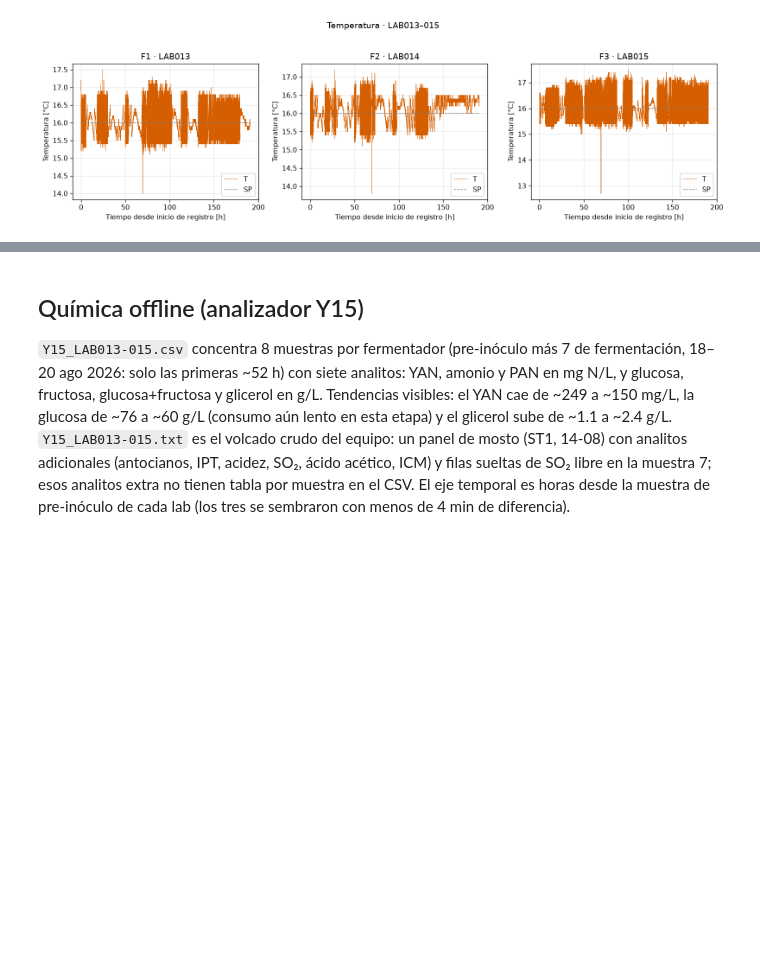
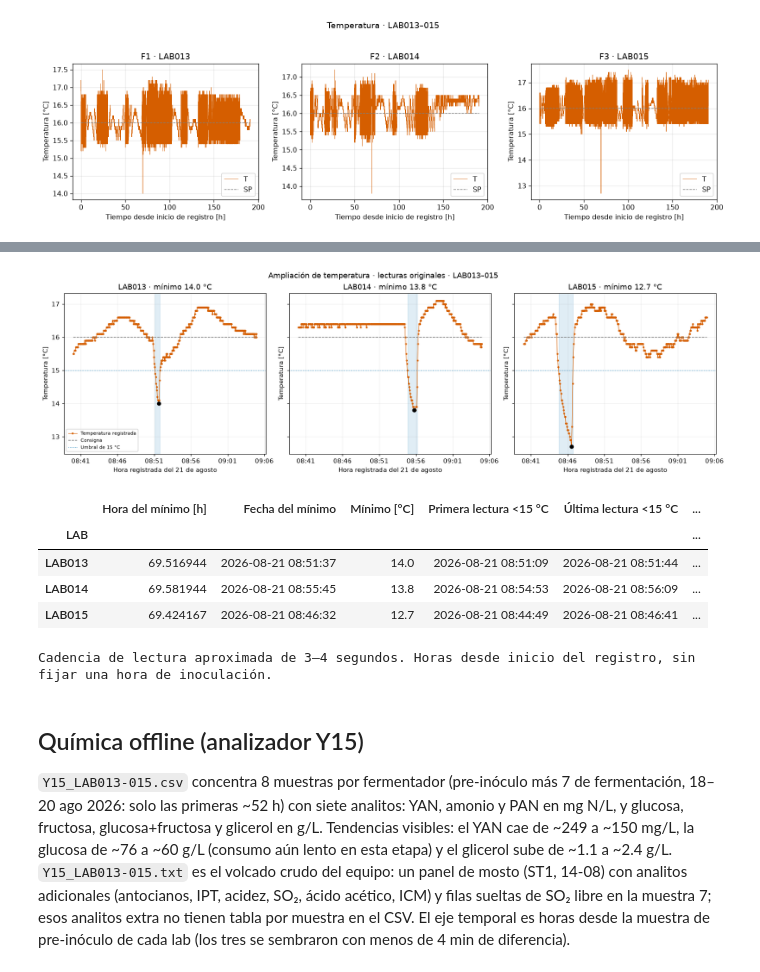
Before and after one commit to crodv/wine-fermentation, a Jupyter notebook: notebooks/data_graphics/03_co2_temp_lab013_015.executed.ipynb, the cells around one changed output, grey strips where cells are left out. Cells and saved outputs as stored; diff of their text form; code cells hidden in the pictures; blank space fills up the shorter version.

```diff
--- a/notebooks/data_graphics/03_co2_temp_lab013_015.executed.ipynb
+++ b/notebooks/data_graphics/03_co2_temp_lab013_015.executed.ipynb
@@ -190,3 +196,66 @@ fig.tight_layout();plt.show()
+# %%
+
+from pathlib import Path
+import pandas as pd
+import numpy as np
+import matplotlib.pyplot as plt
+import matplotlib.dates as mdates
+from IPython.display import display
+
+temperature_root = next(p for p in [Path.cwd(), *Path.cwd().parents]
+                        if (p / 'src/wine_fermentation').is_dir())
+temperature_events = []
+fig, axes = plt.subplots(1, 3, figsize=(15, 4.5), sharex=True, sharey=True, layout='constrained')
+for ax, fermenter, lab in zip(axes, ('F1', 'F2', 'F3'), ('LAB013', 'LAB014', 'LAB015')):
+    data = pd.read_csv(temperature_root / f'data/original/natural/lab013_015/Temp_{fermenter}_{lab}.csv', parse_dates=['timestamp'])
+    assert data.timestamp.is_monotonic_increasing and data.timestamp.is_unique
+    data['hours'] = (data.timestamp - data.timestamp.iloc[0]).dt.total_seconds() / 3600
+    window = data.loc[data.hours.between(68, 71)].reset_index(drop=True)
+    minimum = int(window['T'].idxmin())
+    first = minimum
+    last = minimum
+    while first > 0 and window.at[first - 1, 'T'] < 15:
+        first -= 1
+    while last + 1 < len(window) and window.at[last + 1, 'T'] < 15:
+        last += 1
+    assert window.at[minimum, 'T'] < 15 and last + 1 < len(window)
+    start = window.at[first, 'timestamp']
+    end = window.at[last, 'timestamp']
+    recovered = window.at[last + 1, 'timestamp']
+    low = window.iloc[first:last + 1]
+    temperature_events.append({'LAB': lab, 'Hora del mínimo [h]': window.at[minimum, 'hours'],
+        'Fecha del mínimo': window.at[minimum, 'timestamp'], 'Mínimo [°C]': window.at[minimum, 'T'],
+        'Primera lectura <15 °C': start, 'Última lectura <15 °C': end,
+        'Lecturas consecutivas <15 °C': len(low),
+        'Tiempo hasta recuperar 15 °C [s]': (recovered - start).total_seconds(),
+        'Consigna mínima [°C]': low.SP.min(), 'Consigna máxima [°C]': low.SP.max(),
+        'Calentamiento comandado en todas las lecturas bajas': bool(low.hot.eq(1).all()),
+        'Enfriamiento comandado en alguna lectura baja': bool(low.cold.eq(1).any())})
+    visible = data.loc[data.timestamp.between('2026-08-21 08:40:00', '2026-08-21 09:05:00')]
+    ax.plot(visible.timestamp, visible['T'], 'o-', ms=2, lw=.8, color='#D55E00', label='Temperatura registrada')
+    ax.plot(visible.timestamp, visible.SP, '--', lw=1, color='#777777', label='Consigna')
+    ax.axhline(15, ls=':', color='#0072B2', lw=.8, label='Umbral de 15 °C')
+    ax.axvspan(start, recovered, color='#0072B2', alpha=.12)
+    ax.scatter([window.at[minimum, 'timestamp']], [window.at[minimum, 'T']], color='black', s=30, zorder=5)
+    ax.set(title=f'{lab} · mínimo {window.at[minimum, "T"]:.1f} °C', xlabel='Hora registrada del 21 de agosto', ylabel='Temperatura [°C]')
+    ax.xaxis.set_major_locator(mdates.MinuteLocator(interval=5))
+    ax.xaxis.set_major_formatter(mdates.DateFormatter('%H:%M'))
+    ax.grid(alpha=.2)
+axes[0].legend(fontsize=7, loc='lower left')
+fig.suptitle('Ampliación de temperatura · lecturas originales · LAB013–015')
+plt.show()
+temperature_events = pd.DataFrame(temperature_events).set_index('LAB')
+with pd.option_context('display.max_columns', None):
+    display(temperature_events)
+print('Cadencia de lectura aproximada de 3–4 segundos. Horas desde inicio del registro, sin fijar una hora de inoculación.')
+# %% [output]
+[figure, added]
+|  | Hora del mínimo [h] | Fecha del mínimo | Mínimo [°C] | Primera lectura <15 °C | Última lectura <15 °C | ... |
+| LAB |  |  |  |  |  | ... |
+| LAB013 | 69.516944 | 2026-08-21 08:51:37 | 14.0 | 2026-08-21 08:51:09 | 2026-08-21 08:51:44 | ... |
+| LAB014 | 69.581944 | 2026-08-21 08:55:45 | 13.8 | 2026-08-21 08:54:53 | 2026-08-21 08:56:09 | ... |
+| LAB015 | 69.424167 | 2026-08-21 08:46:32 | 12.7 | 2026-08-21 08:44:49 | 2026-08-21 08:46:41 | ... |
+Cadencia de lectura aproximada de 3–4 segundos. Horas desde inicio del registro, sin fijar una hora de inoculación.
 # %% [markdown]
 ## Química offline (analizador Y15)
 
```
Also changed, not shown: parts of 1 cell of this notebook, 9 other files.
